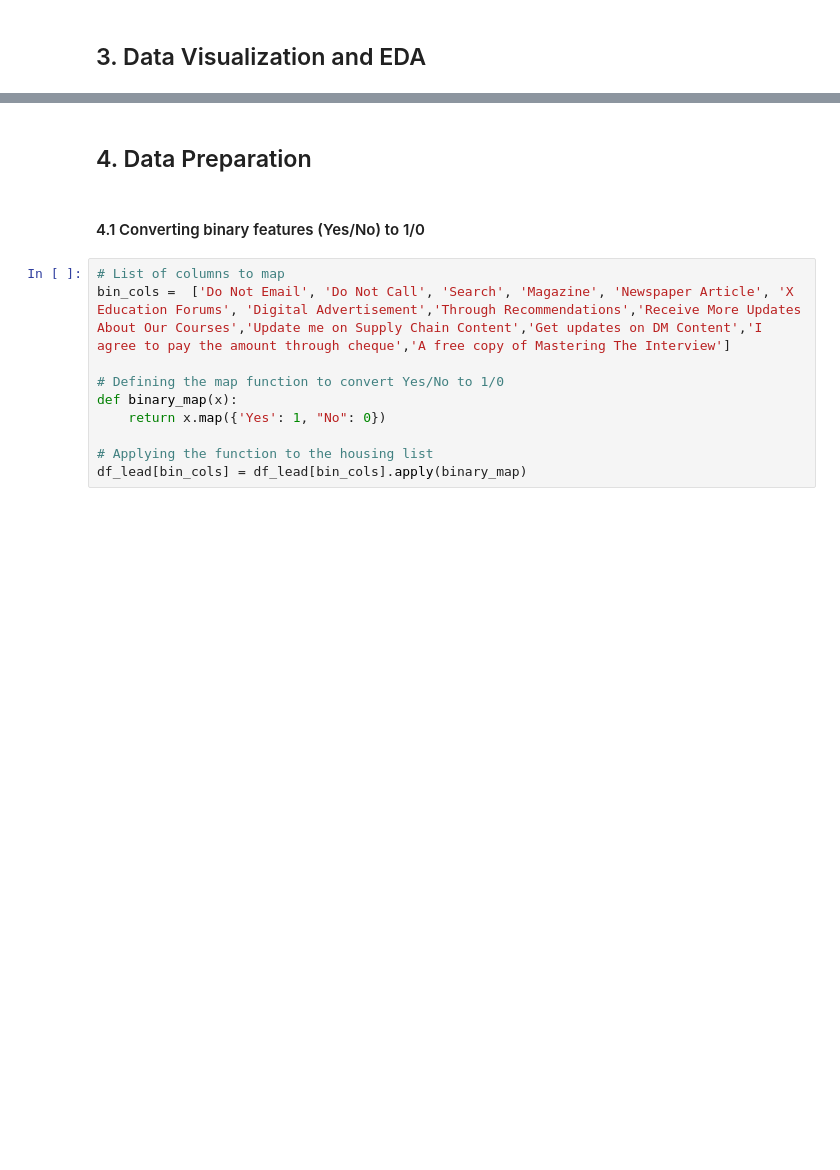
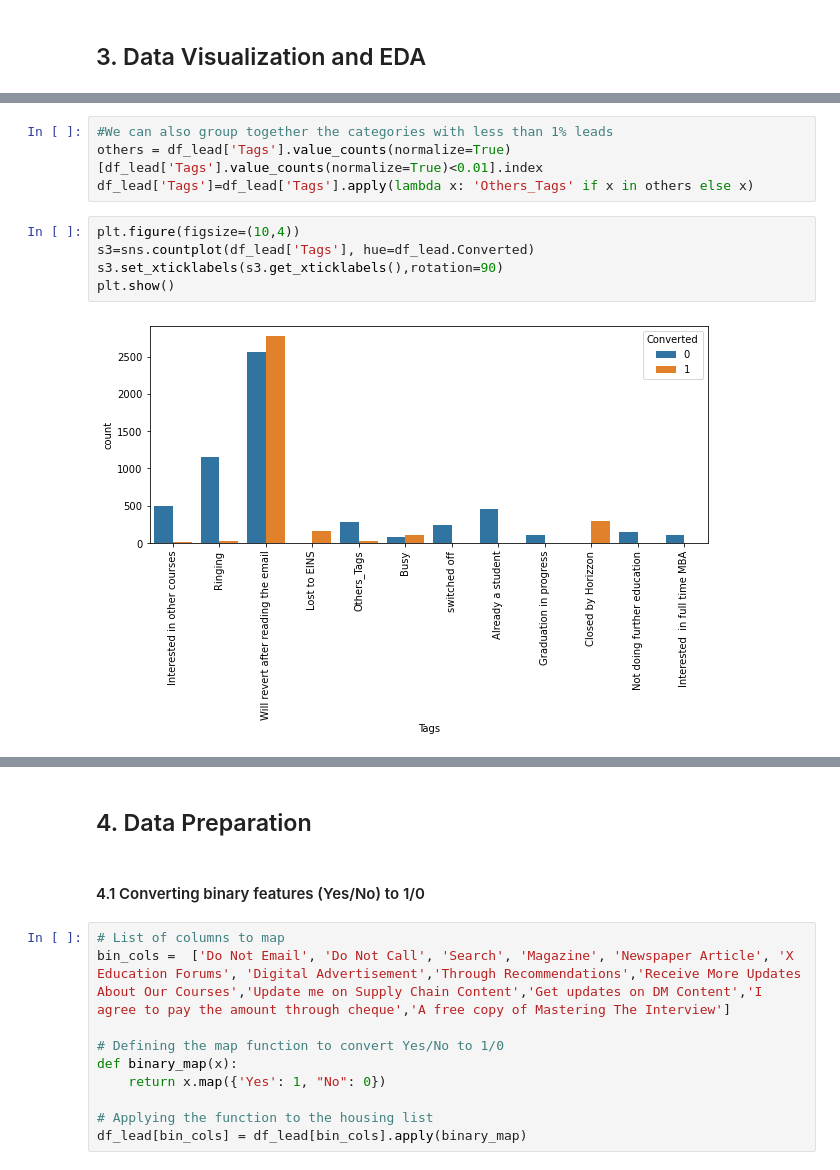
Before and after one commit to aparnakishan/XEducationLeadScore, a Jupyter notebook: LeadScoreXEduCaseStudy.ipynb, the cells around one changed output, grey strips where cells are left out. Drawn from its saved outputs; the diff is of its cells as text; blank space fills up the shorter version.

```diff
--- a/LeadScoreXEduCaseStudy.ipynb
+++ b/LeadScoreXEduCaseStudy.ipynb
@@ -534,0 +583,11 @@ plt.show()
+# %%
+#We can also group together the categories with less than 1% leads
+others = df_lead['Tags'].value_counts(normalize=True)[df_lead['Tags'].value_counts(normalize=True)<0.01].index
+df_lead['Tags']=df_lead['Tags'].apply(lambda x: 'Others_Tags' if x in others else x)
+# %%
+plt.figure(figsize=(10,4))
+s3=sns.countplot(df_lead['Tags'], hue=df_lead.Converted)
+s3.set_xticklabels(s3.get_xticklabels(),rotation=90)
+plt.show()
+# %% [output]
+[figure, added]
```
Also changed, not shown: parts of 80 cells of this notebook.
